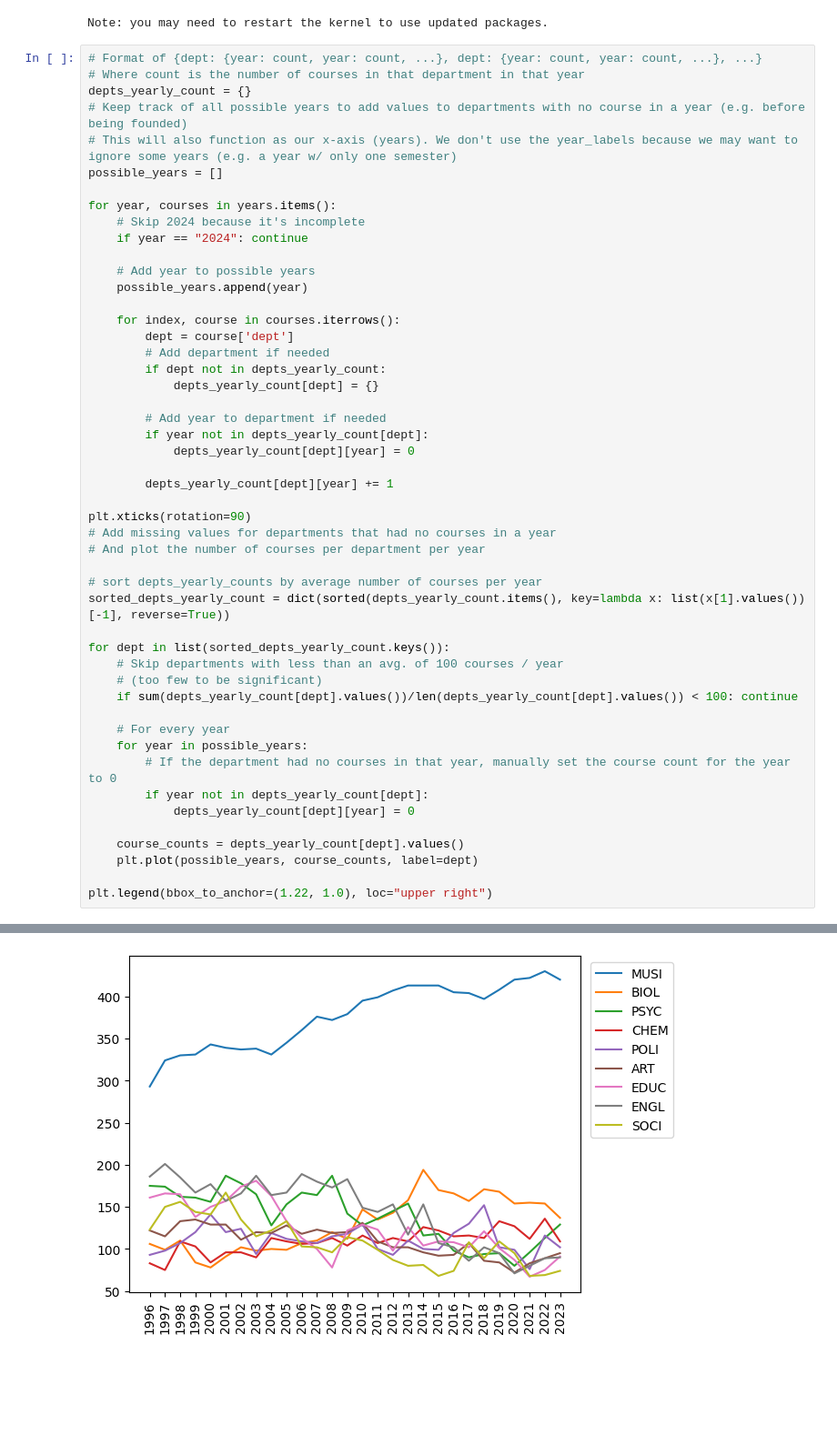
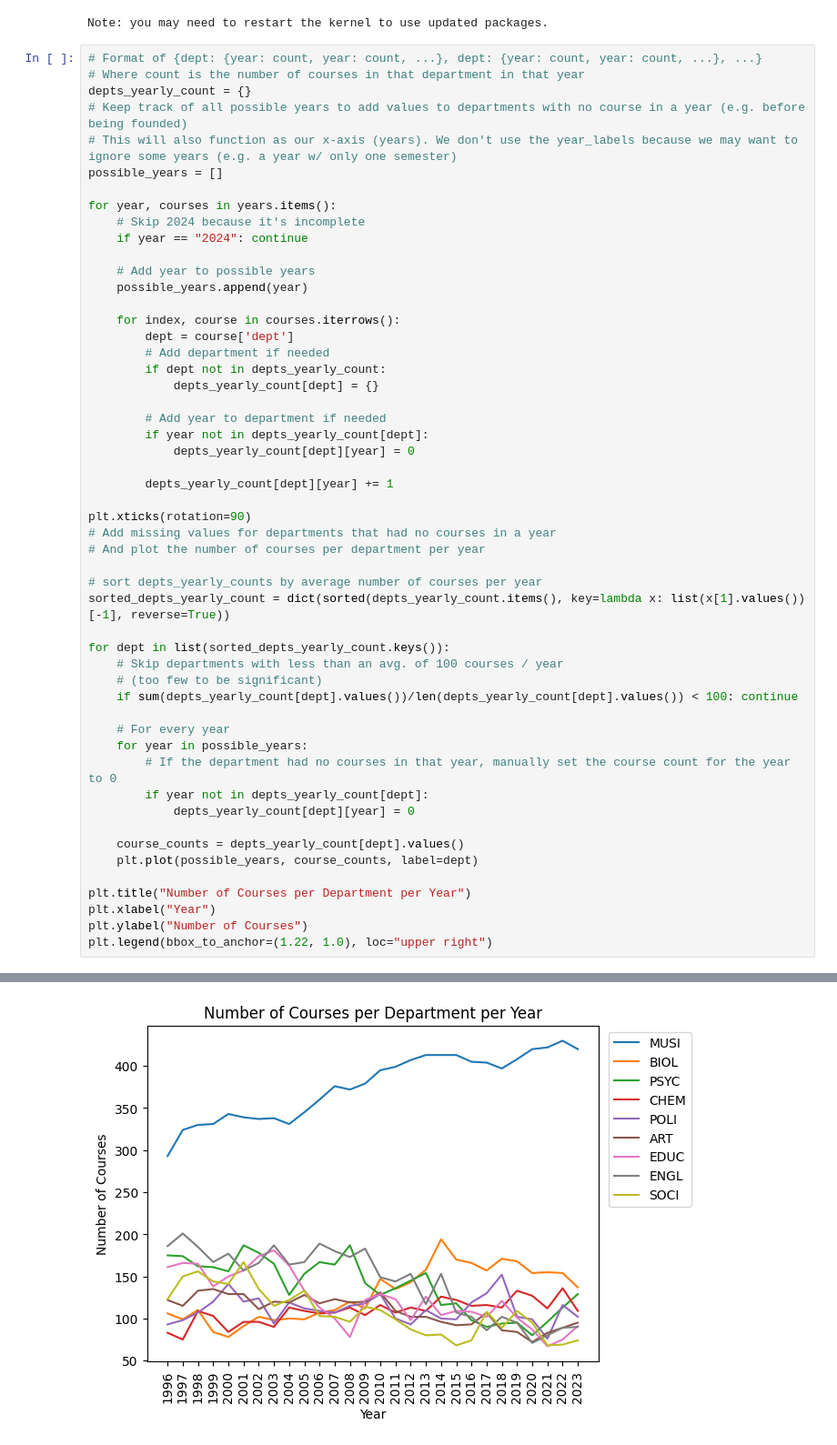
Before and after one commit to IsaacRudnick/Vassar-Course-Data-Analysis, a Jupyter notebook: analysis/courses_per_dept_per_year.ipynb, the cells around one changed output, grey strips where cells are left out. Shown: that part at 91% size. Saved outputs shown, nothing was run; the diff lists cells and outputs as text; blank space fills up the shorter version.

```diff
--- a/analysis/courses_per_dept_per_year.ipynb
+++ b/analysis/courses_per_dept_per_year.ipynb
@@ -36,31 +36,34 @@ for year, courses in years.items():
         # Add year to department if needed
         if year not in depts_yearly_count[dept]:
             depts_yearly_count[dept][year] = 0
 
         depts_yearly_count[dept][year] += 1
 
 plt.xticks(rotation=90)
 # Add missing values for departments that had no courses in a year
 # And plot the number of courses per department per year
 
 # sort depts_yearly_counts by average number of courses per year
 sorted_depts_yearly_count = dict(sorted(depts_yearly_count.items(), key=lambda x: list(x[1].values())[-1], reverse=True))
 
 for dept in list(sorted_depts_yearly_count.keys()):
     # Skip departments with less than an avg. of 100 courses / year
     # (too few to be significant)
     if sum(depts_yearly_count[dept].values())/len(depts_yearly_count[dept].values()) < 100: continue
 
     # For every year
     for year in possible_years:
         # If the department had no courses in that year, manually set the course count for the year to 0
         if year not in depts_yearly_count[dept]:
             depts_yearly_count[dept][year] = 0
 
     course_counts = depts_yearly_count[dept].values()
     plt.plot(possible_years, course_counts, label=dept)
 
+plt.title("Number of Courses per Department per Year")
+plt.xlabel("Year")
+plt.ylabel("Number of Courses")
 plt.legend(bbox_to_anchor=(1.22, 1.0), loc="upper right")
 # %% [output]
 <matplotlib.legend.Legend at 0x...>
-[figure, old version]
+[figure, new version]
```
